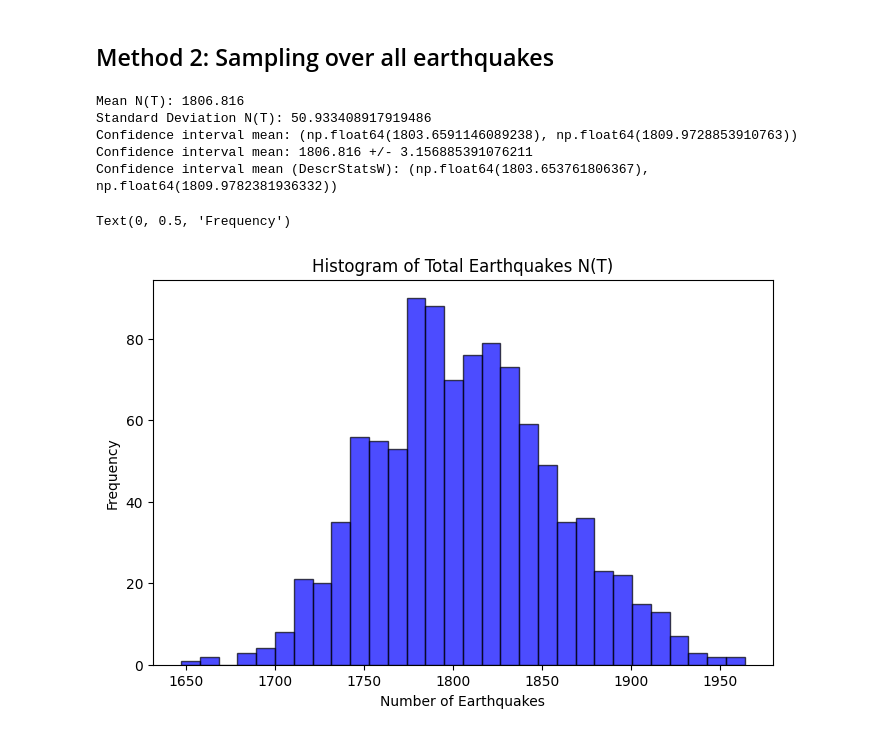
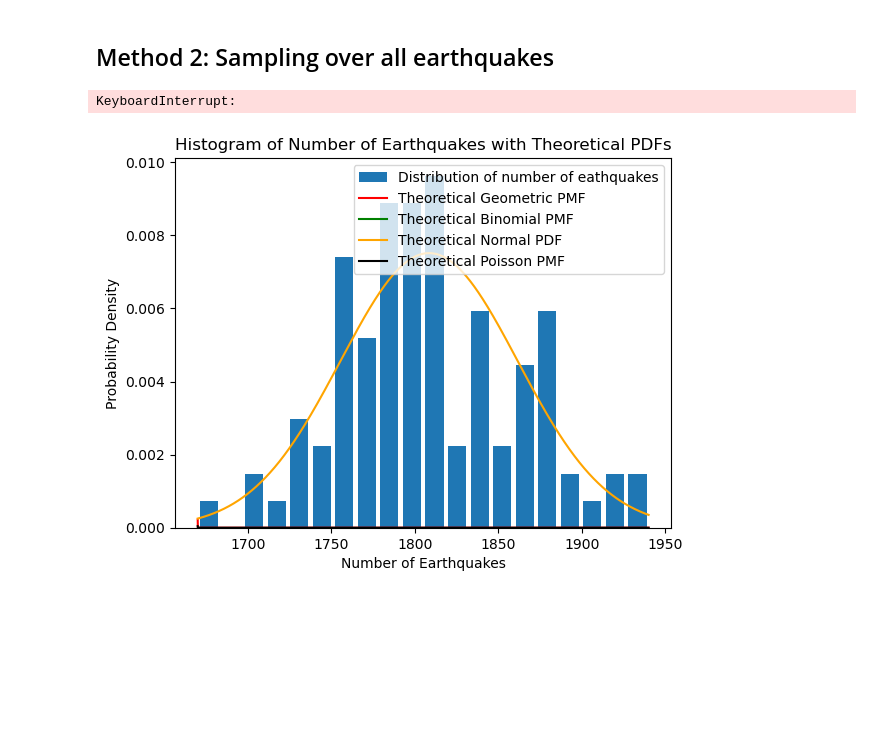
Before and after one commit to Rawbun34/2DF20---Assignment-2, a Jupyter notebook: 2DF20_Assignment_2-checkpoint.ipynb, the cells around one changed output. Drawn from its saved outputs; the diff is of its cells as text; code cells hidden in the pictures; blank space fills up the shorter version.

Commit message:
sample distribution

```diff
--- a/2DF20_Assignment_2-checkpoint.ipynb
+++ b/2DF20_Assignment_2-checkpoint.ipynb
@@ -504,7 +505,7 @@ def simEarthquakes(alpha, beta, T):
 
 T = 365*24*60
 
-nrRuns = 1000
+nrRuns = 100
 sim = [simEarthquakes(alphaEst, betaEst, T) for _ in range(nrRuns)]
 sample_mean = np.mean(sim)
 sample_std = np.std(sim)
@@ -520,21 +521,71 @@ from statsmodels.stats.weightstats import DescrStatsW
 ci = DescrStatsW(sim).tconfint_mean(alpha=0.05)
 print(f'Confidence interval mean (DescrStatsW): {ci}')
 # %% [output]
-Mean N(T): 1806.816
-Standard Deviation N(T): 50.933408917919486
-Confidence interval mean: (np.float64(1803.6591146089238), np.float64(1809.9728853910763))
-Confidence interval mean: 1806.816 +/- 3.156885391076211
-Confidence interval mean (DescrStatsW): (np.float64(1803.653761806367), np.float64(1809.9782381936332))
+KeyboardInterrupt:
 # %%
 # Plot histogram for N(T)
-plt.figure(figsize=(8, 5))
-plt.hist(sim, bins=30, alpha=0.7, color='blue', edgecolor='black')
-plt.title('Histogram of Total Earthquakes N(T)')
+#plt.figure(figsize=(8, 5))
+#plt.hist(sim, bins=30, alpha=0.7, color='blue', edgecolor='black')
+#plt.title('Histogram of Total Earthquakes N(T)')
+#plt.xlabel('Number of Earthquakes')
+#plt.ylabel('Frequency')
+
+'''
+Plotting the histogram of number of earthquakes and compare the fitted distribution of this to 3 probability distribution function:
+Geometric distribution, Binomial distribution, Normal Distribution, and Poisson distribution.
+Then we check which distributions is a good fit to the distribution of number of earthquakes
+'''
+
+# Using the method of moments the parameters for an Geometric, Normal, and Gamma distribution are estimated
+M1_Nt = np.mean(sim)
+M2_Nt = np.mean(np.square(sim))
+
+# Initializing the Geometric Distribution
+# E[X] = 1 / p
+# Therefore, p could be estimated as 1 / M1
+p_Geom_Nt = 1 / M1_Nt
+estGeomDist_Nt = stats.geom(p_Geom_Nt)
+
+# Initializing the Binomial Distribution
+# E[X] = n * p
+# Therefore, p could be estimated as M1 / n
+p_Binom_Nt = M1 / nrRuns
+estBinomDist_Nt = stats.binom(nrRuns, p_Binom_Nt)
+
+# Initializating the Normal Distribution
+muEst_Nt = M1_Nt # mu = M1 (= estimation of x), E[X] = mu
+sigmaEst_Nt = np.sqrt(M2_Nt - M1_Nt**2) # E[X**2] = sigma**2 + mu**2 -> sigma**2 = E[X**2] - mu**2
+estNormDist_Nt = stats.norm(muEst_Nt, sigmaEst_Nt)
+
+# Initializing the Poisson Distribution
+# E[X] = lambda
+# Therefore, lambda could be estimated as M1
+lamEst_Nt = M1_Nt
+estPoisDist_Nt = stats.poisson(lamEst_Nt)
+
+# Creating array serving as x-coordinates for plotting the theoretical PDF's
+# Use of min(Nt) and max(Nt) to ensure that xs_Nt has the same range as Nt
+xs_Nt = np.arange(min(sim), max(sim), 0.1)
+# Visualising the distribution of Nt together with the predefined distribution to check
+# which distribution aligns the best with the distribution of the number of earthquakes
+plt.figure()
+# Plot distribution of Nt as a blue histogram
+plt.hist(sim, rwidth = 0.8, bins=20, density=True, label = 'Distribution of number of eathquakes')
+# Plot the theoretical Geometric PMF as a solid red line
+plt.plot(xs_Nt, estGeomDist_Nt.pmf(xs_Nt), 'r', label = 'Theoretical Geometric PMF')
+# Plot the theoretical Binomial PMF as a solid green line
+plt.plot(xs_Nt, estBinomDist_Nt.pmf(xs_Nt), 'g', label = 'Theoretical Binomial PMF')
+# Plot the theoretical Normal PDF as a solid orange line
+plt.plot(xs_Nt, estNormDist_Nt.pdf(xs_Nt), 'orange', label = 'Theoretical Normal PDF')
+# Plot the theoretical Poisson PMF as a solid black line
+plt.plot(xs_Nt, estPoisDist_Nt.pmf(xs_Nt), 'black', label = 'Theoretical Poisson PMF')
+plt.title('Histogram of Number of Earthquakes with Theoretical PDFs')
 plt.xlabel('Number of Earthquakes')
-plt.ylabel('Frequency')
+plt.ylabel('Probability Density')
+plt.legend()
+plt.show()
 # %% [output]
-Text(0, 0.5, 'Frequency')
-[figure, old version]
+[figure, new version]
 # %%
 def NrTypesEarthquakes(probType1, probType2, sim):
     NrType1 = []
```
Also changed, not shown: parts of 13 cells of this notebook, 1 other file.
